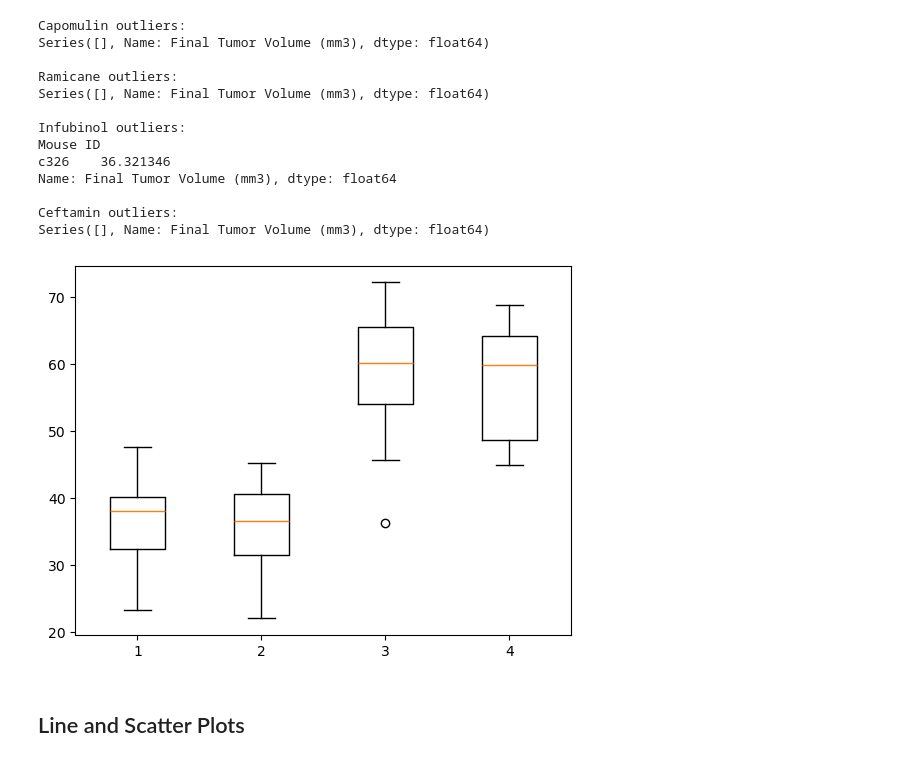
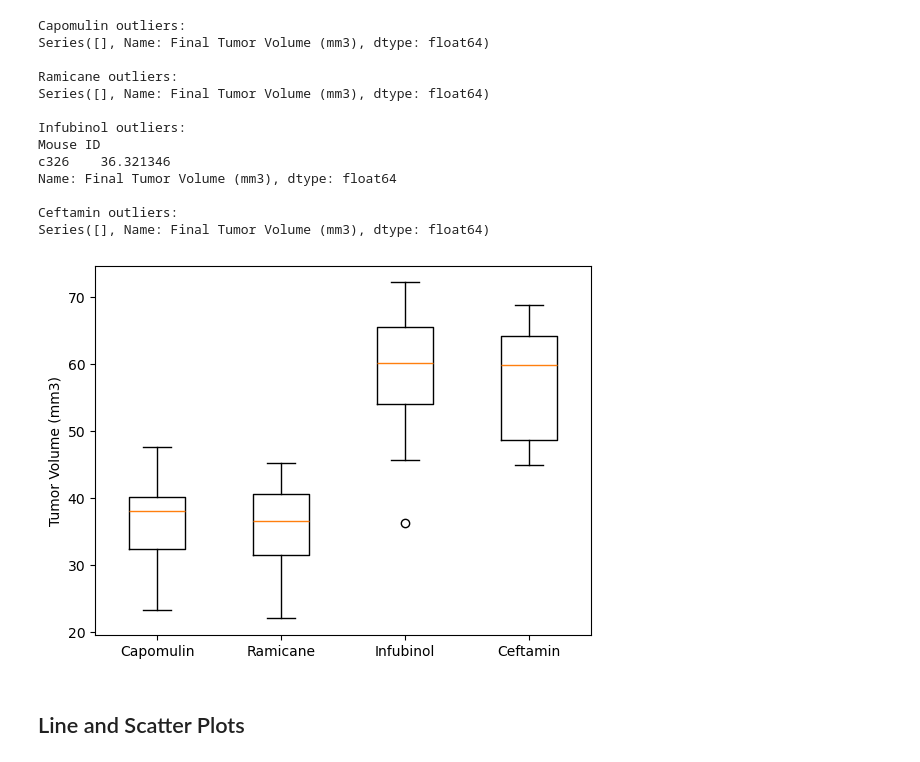
Before and after one commit to rmathena79/matplotlib-challenge, a Jupyter notebook: pymaceuticals_RPM.ipynb, the cells around one changed output. Saved outputs shown, nothing was run; the diff lists cells and outputs as text; code cells hidden in the pictures.

Commit message:
Added analysis, notes, and some minor fixes

```diff
--- a/pymaceuticals_RPM.ipynb
+++ b/pymaceuticals_RPM.ipynb
@@ -336,10 +340,12 @@ Ceftamin outliers:
 Series([], Name: Final Tumor Volume (mm3), dtype: float64)
 # %%
 # Generate a box plot that shows the distribution of the tumor volume for each treatment group.
-plt.boxplot(pd.DataFrame.from_dict(final_volumes_by_med))
+# Note the labels parameter is renamed in more recent MatPlotLib versions:
+plt.boxplot(pd.DataFrame.from_dict(final_volumes_by_med), labels=care_meds)
+plt.ylabel(COL_TUMOR_VOL)
 plt.show()
 # %% [output]
-[figure, old version]
+[figure, new version]
 # %% [markdown]
 ## Line and Scatter Plots
 # %%
```
Also changed, not shown: parts of 3 cells of this notebook, 1 other file.
